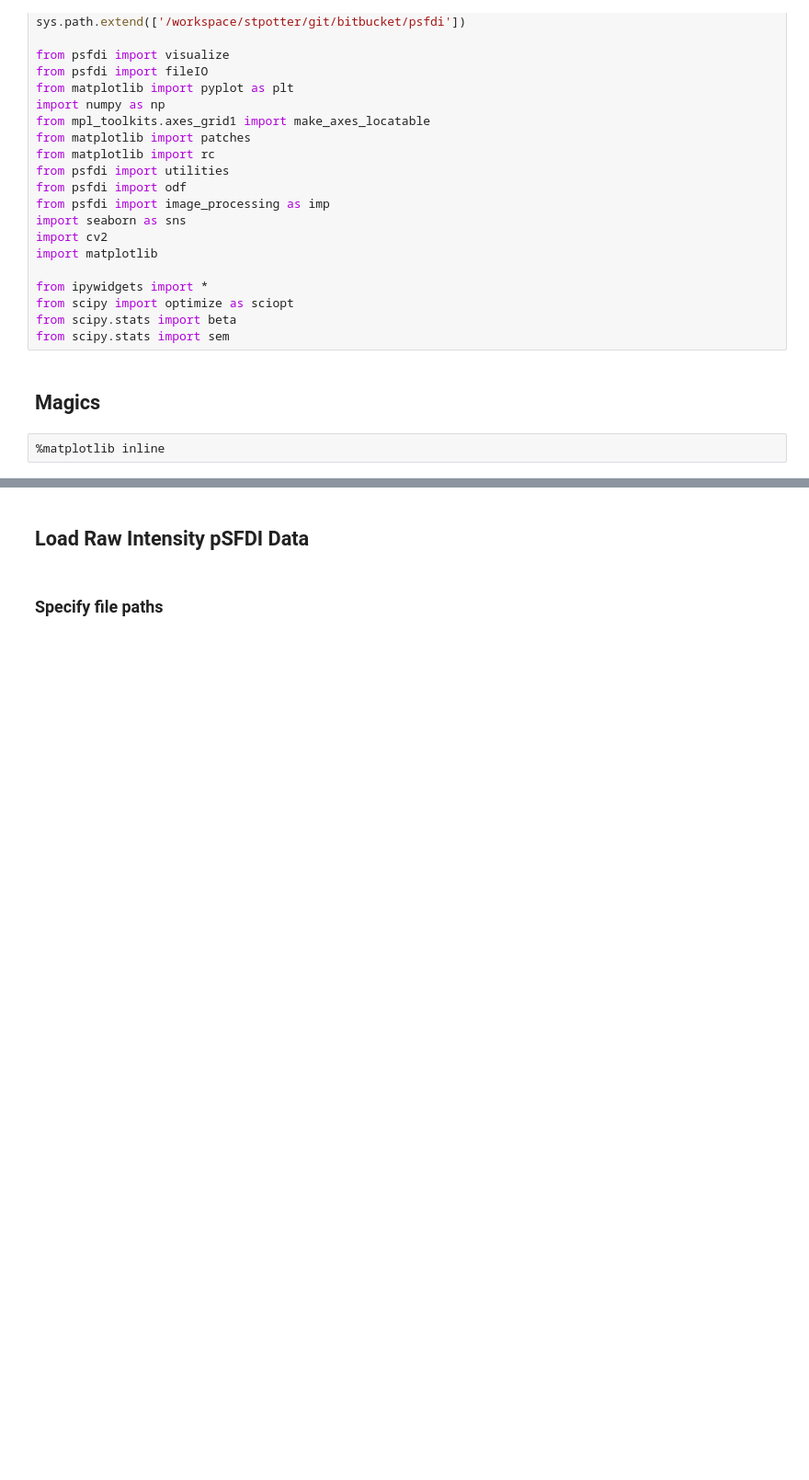
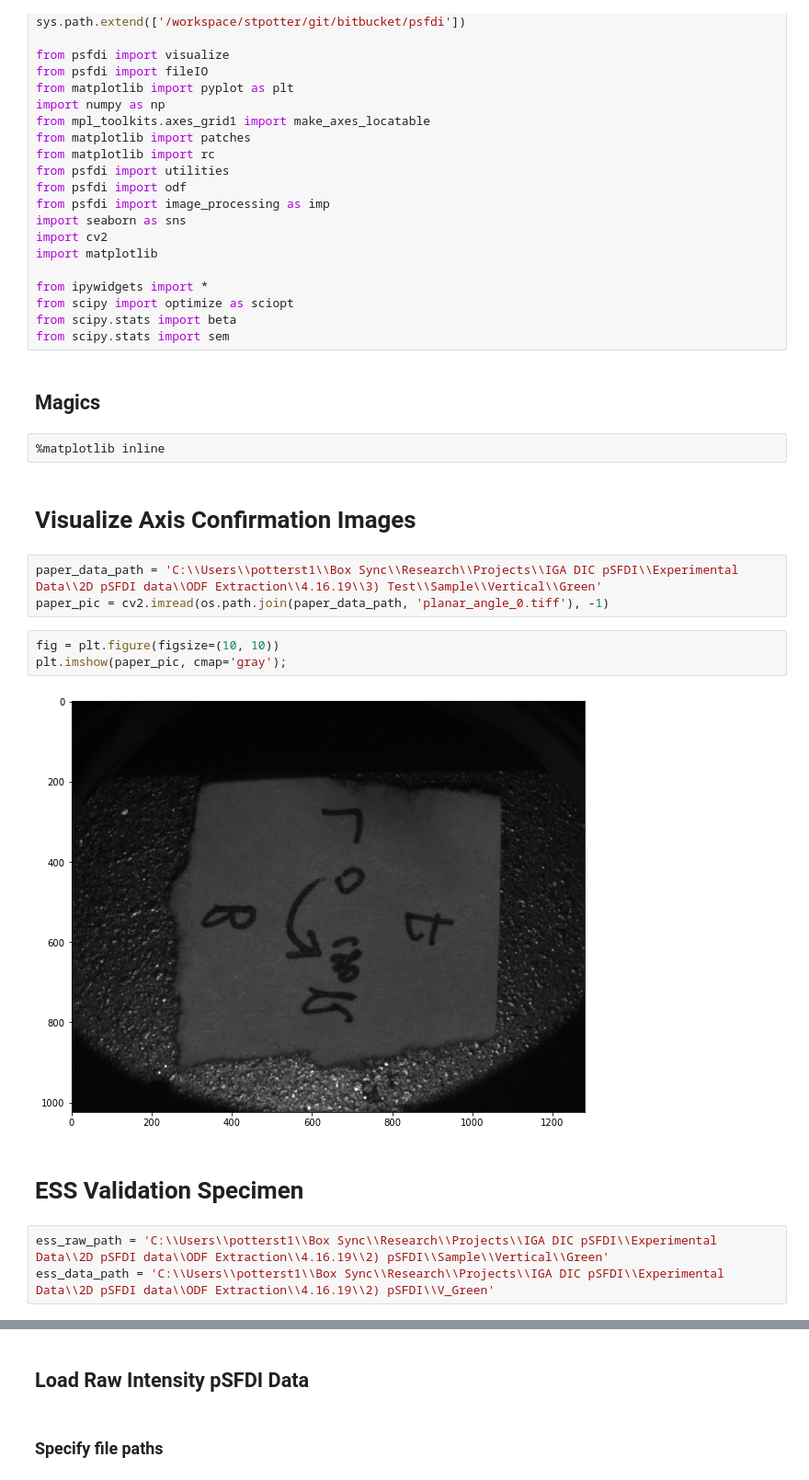
Before and after one commit to stpotter16/psfdi, a Jupyter notebook: notebooks/exploratory/stp_explore_ODF_extraction_raw_data_analysis.ipynb, the cells around one changed output, grey strips where cells are left out. Shown at 92% size. Saved outputs shown, nothing was run; the diff lists cells and outputs as text; blank space fills up the shorter version.

```diff
--- a/notebooks/exploratory/stp_explore_ODF_extraction_raw_data_analysis.ipynb
+++ b/notebooks/exploratory/stp_explore_ODF_extraction_raw_data_analysis.ipynb
@@ -35,3 +35,18 @@ from scipy.stats import sem
 ## Magics
 # %%
 %matplotlib inline
+# %% [markdown]
+# Visualize Axis Confirmation Images
+# %%
+paper_data_path = 'C:\\Users\\potterst1\\Box Sync\\Research\\Projects\\IGA DIC pSFDI\\Experimental Data\\2D pSFDI data\\ODF Extraction\\4.16.19\\3) Test\\Sample\\Vertical\\Green'
+paper_pic = cv2.imread(os.path.join(paper_data_path, 'planar_angle_0.tiff'), -1)
+# %%
+fig = plt.figure(figsize=(10, 10))
+plt.imshow(paper_pic, cmap='gray');
+# %% [output]
+[figure, added]
+# %% [markdown]
+# ESS Validation Specimen
+# %%
+ess_raw_path = 'C:\\Users\\potterst1\\Box Sync\\Research\\Projects\\IGA DIC pSFDI\\Experimental Data\\2D pSFDI data\\ODF Extraction\\4.16.19\\2) pSFDI\\Sample\\Vertical\\Green'
+ess_data_path = 'C:\\Users\\potterst1\\Box Sync\\Research\\Projects\\IGA DIC pSFDI\\Experimental Data\\2D pSFDI data\\ODF Extraction\\4.16.19\\2) pSFDI\\V_Green'
```
Also changed, not shown: parts of 13 cells of this notebook.
